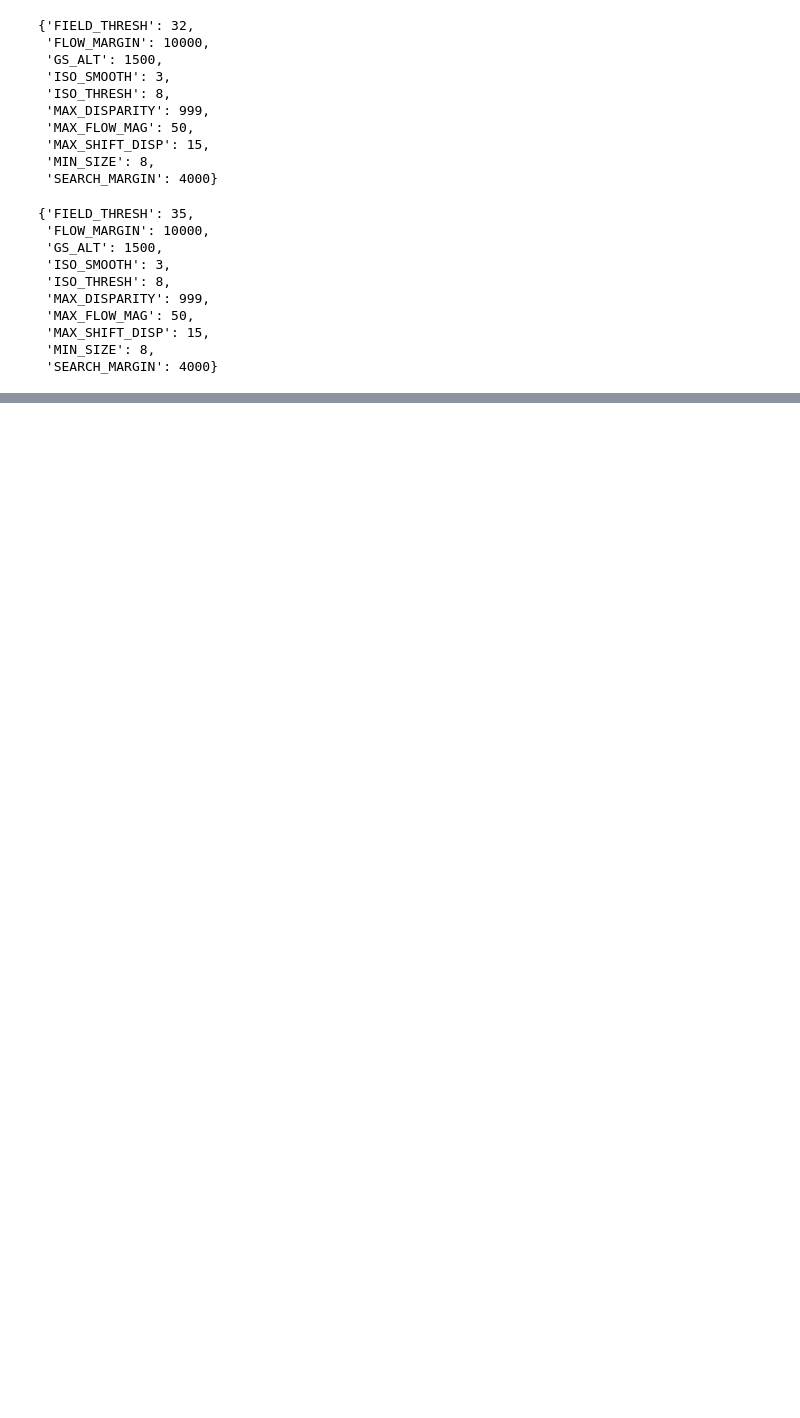
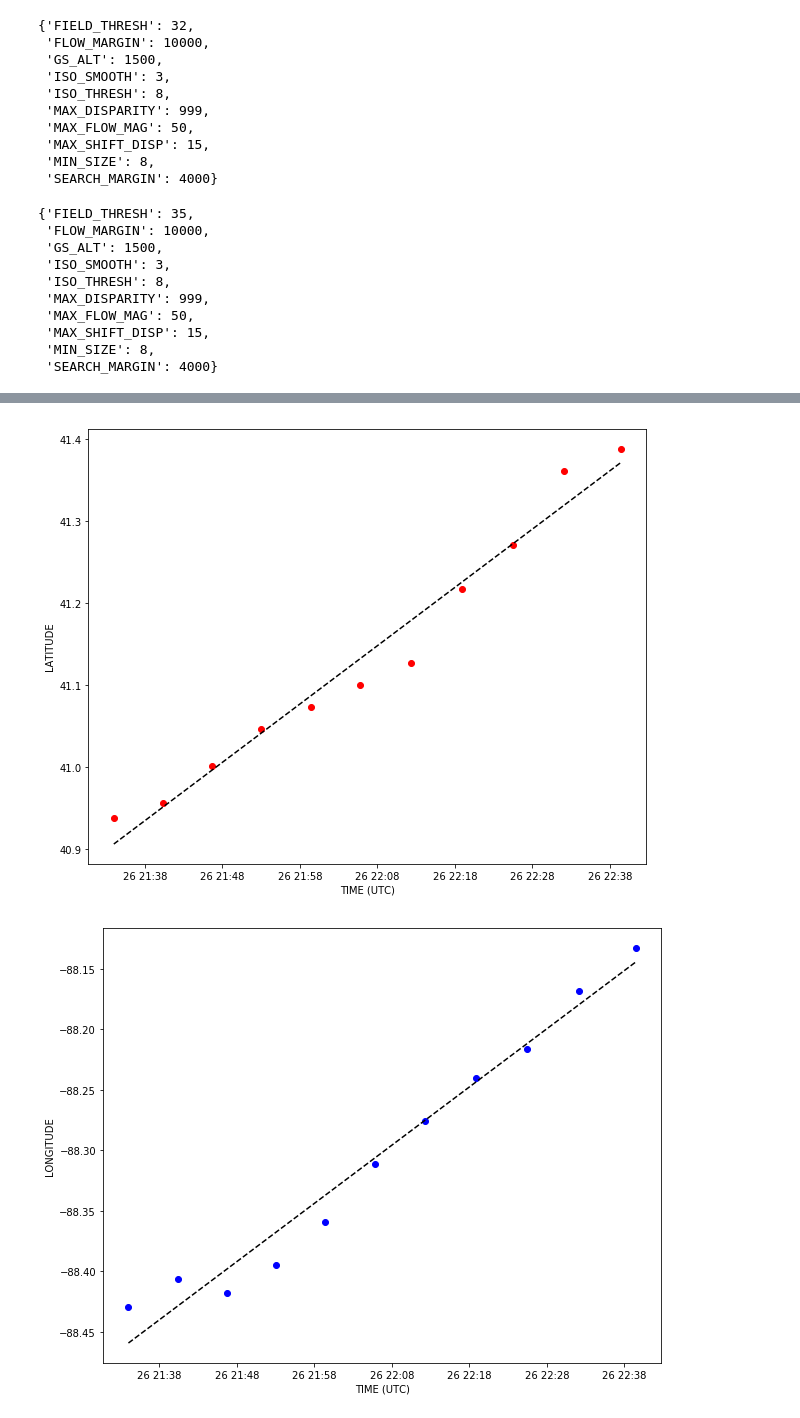
Before and after one commit to EVS-ATMOS/chicago-nowcast, a Jupyter notebook: notebooks/klot_radar_scans.ipynb, the cells around one changed output, grey strips where cells are left out. Cells and saved outputs as stored; diff of their text form; code cells hidden in the pictures; blank space fills up the shorter version.

```diff
--- a/notebooks/klot_radar_scans.ipynb
+++ b/notebooks/klot_radar_scans.ipynb
@@ -293,26 +350,30 @@ plt.close()
 # %%
-t = (time - np.datetime64('1970-01-01T00:00:00Z')) / np.timedelta64(1, 's')
-x, y = lats, lons
-
+t = (time[:11] - np.datetime64('1970-01-01T00:00:00Z')) / np.timedelta64(1, 's')
+x, y = lats[:11], lons[:11]
 
 fit_lat = polyfit(t,x,1)
 fit_lon = polyfit(t,y,1)
 fit_fn_lon = poly1d(fit_lon)
 fit_fn_lat = poly1d(fit_lat)
 
 fig = plt.figure(figsize=(10,8))
-plt.plot(time, x, 'ro', time, fit_fn_lat(t), '--k')
+plt.plot(time[:11], x, 'ro', time[:11], fit_fn_lat(t), '--k')
 plt.xlabel('TIME (UTC)')
 plt.ylabel('LATITUDE')
+plt.savefig(out_path_dir + '/lat_reg.png', dpi=300)
 plt.show()
 plt.close()
 
 fig = plt.figure(figsize=(10,8))
-plt.plot(time, y, 'bo', time, fit_fn_lon(t), '--k')
+plt.plot(time[:11], y, 'bo', time[:11], fit_fn_lon(t), '--k')
 plt.xlabel('TIME (UTC)')
 plt.ylabel('LONGITUDE')
+plt.savefig(out_path_dir + '/lon_reg.png', dpi=300)
 plt.show()
 plt.close()
+# %% [output]
+[figure, added]
+[figure, added]
 # %%
 def lats_lons(minimum, maximum, interval):
     '''
```
Also changed, not shown: parts of 24 cells of this notebook.
